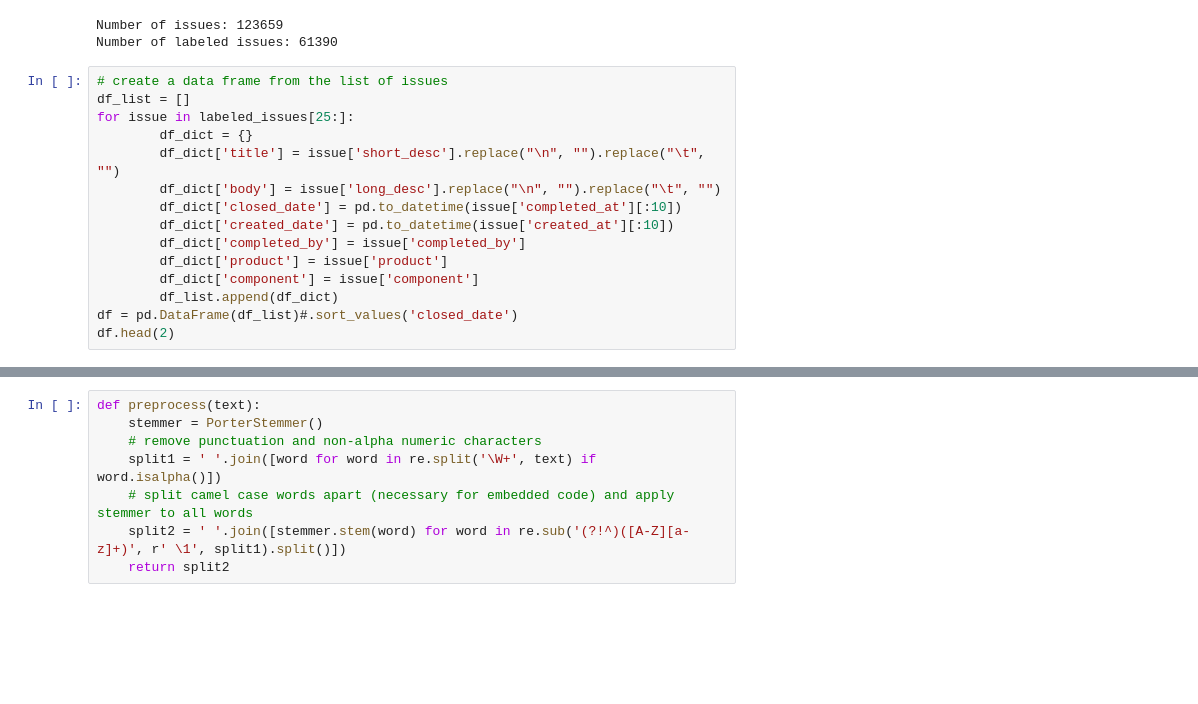
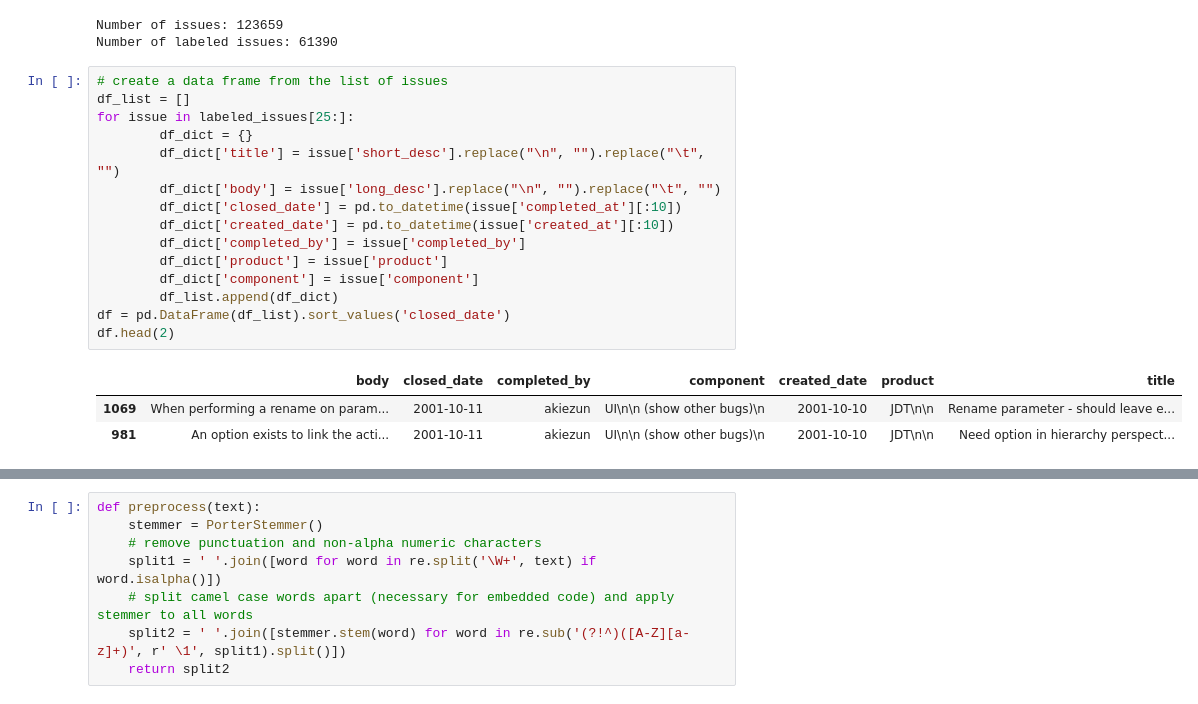
Before and after one commit to lstrait2/github-data-collection, a Jupyter notebook: src/Tasking-bugzilla.ipynb, the cells around one changed output, grey strips where cells are left out. Saved outputs shown, nothing was run; the diff lists cells and outputs as text; blank space fills up the shorter version.

```diff
--- a/src/Tasking-bugzilla.ipynb
+++ b/src/Tasking-bugzilla.ipynb
@@ -57,18 +57,22 @@ Number of labeled issues: 61390
 # %%
 # create a data frame from the list of issues
 df_list = []
 for issue in labeled_issues[25:]:
         df_dict = {}
         df_dict['title'] = issue['short_desc'].replace("\n", "").replace("\t", "")
         df_dict['body'] = issue['long_desc'].replace("\n", "").replace("\t", "")
         df_dict['closed_date'] = pd.to_datetime(issue['completed_at'][:10])
         df_dict['created_date'] = pd.to_datetime(issue['created_at'][:10])
         df_dict['completed_by'] = issue['completed_by']
         df_dict['product'] = issue['product']
         df_dict['component'] = issue['component']
         df_list.append(df_dict)
-df = pd.DataFrame(df_list)#.sort_values('closed_date')
+df = pd.DataFrame(df_list).sort_values('closed_date')
 df.head(2)
+# %% [output]
+|  | body | closed_date | completed_by | component | created_date | product | title |
+| 1069 | When performing a rename on param... | 2001-10-11 | akiezun | UI\n\n (show other bugs)\n | 2001-10-10 | JDT\n\n | Rename parameter - should leave e... |
+| 981 | An option exists to link the acti... | 2001-10-11 | akiezun | UI\n\n (show other bugs)\n | 2001-10-10 | JDT\n\n | Need option in hierarchy perspect... |
 # %%
 # one hot encode the component and team columns
 df = pd.get_dummies(df, columns=["component", "product"], prefix=["component", "product"])
```
Also changed, not shown: parts of 11 cells of this notebook, 2 other files.
